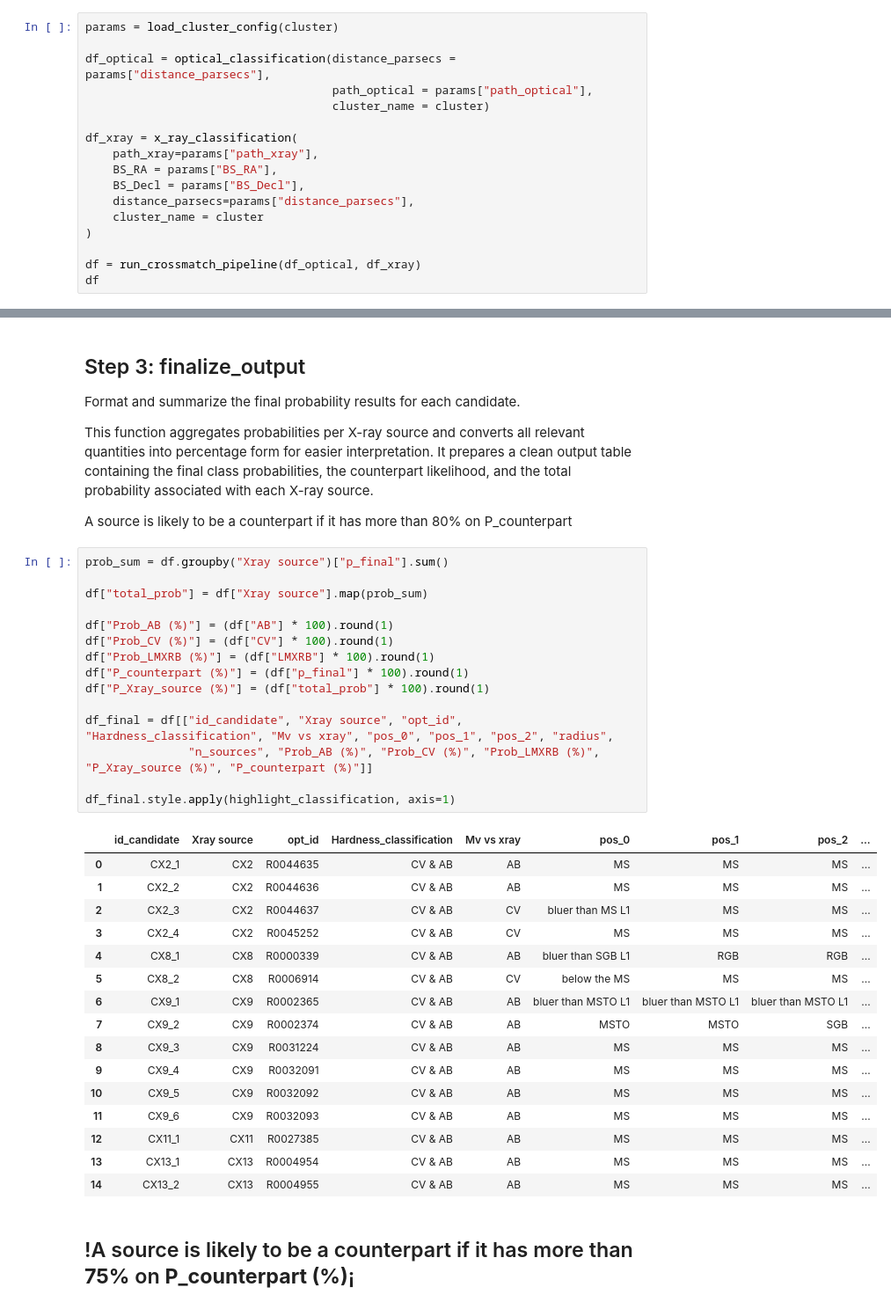
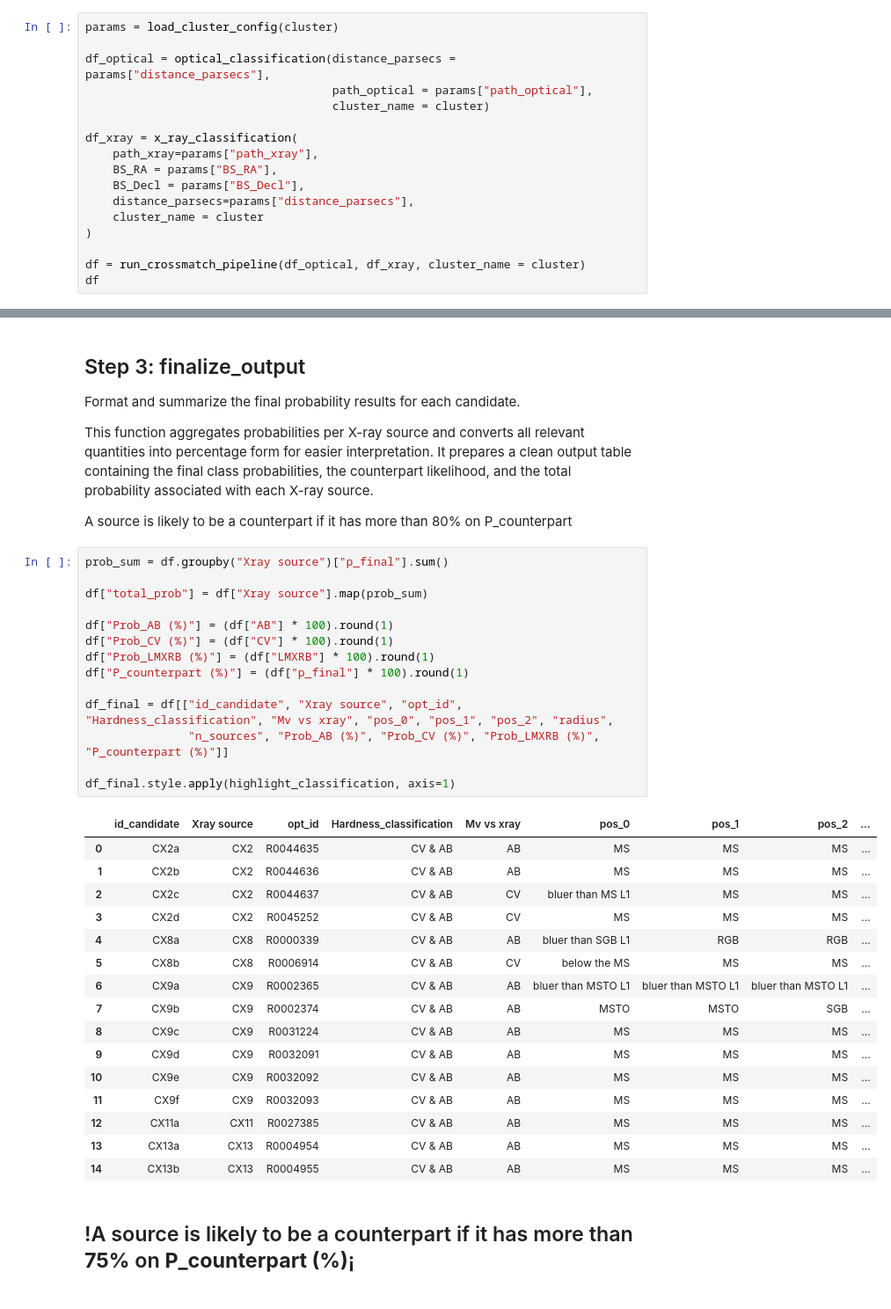
Before and after one commit to AngelMP06/-Identification-of-Optical-Counterparts-in-Globular-Clusters, a Jupyter notebook: notebooks/4_candidate_probability.ipynb, the cells around one changed output, grey strips where cells are left out. Shown at 88% size. Cells and saved outputs as stored; diff of their text form.

```diff
--- a/notebooks/4_candidate_probability.ipynb
+++ b/notebooks/4_candidate_probability.ipynb
@@ -49,7 +49,7 @@ df_xray = x_ray_classification(
     cluster_name = cluster
 )
 
-df = run_crossmatch_pipeline(df_optical, df_xray)
+df = run_crossmatch_pipeline(df_optical, df_xray, cluster_name = cluster)
 df
 # %% [output]
 Optical classification completed
@@ -450,34 +450,33 @@ A source is likely to be a counterpart if it has more than 80% on P_counterpart
 # %%
 prob_sum = df.groupby("Xray source")["p_final"].sum()
 
 df["total_prob"] = df["Xray source"].map(prob_sum)
 
 df["Prob_AB (%)"] = (df["AB"] * 100).round(1)
 df["Prob_CV (%)"] = (df["CV"] * 100).round(1)
 df["Prob_LMXRB (%)"] = (df["LMXRB"] * 100).round(1)
 df["P_counterpart (%)"] = (df["p_final"] * 100).round(1)
-df["P_Xray_source (%)"] = (df["total_prob"] * 100).round(1)
 
 df_final = df[["id_candidate", "Xray source", "opt_id", "Hardness_classification", "Mv vs xray", "pos_0", "pos_1", "pos_2", "radius",
-               "n_sources", "Prob_AB (%)", "Prob_CV (%)", "Prob_LMXRB (%)",  "P_Xray_source (%)", "P_counterpart (%)"]]
+               "n_sources", "Prob_AB (%)", "Prob_CV (%)", "Prob_LMXRB (%)", "P_counterpart (%)"]]
 
 df_final.style.apply(highlight_classification, axis=1)
 # %% [output]
 |  | id_candidate | Xray source | opt_id | Hardness_classification | Mv vs xray | pos_0 | pos_1 | pos_2 | ... |
-| 0 | CX2_1 | CX2 | R0044635 | CV & AB | AB | MS | MS | MS | ... |
-| 1 | CX2_2 | CX2 | R0044636 | CV & AB | AB | MS | MS | MS | ... |
-| 2 | CX2_3 | CX2 | R0044637 | CV & AB | CV | bluer than MS L1 | MS | MS | ... |
-| 3 | CX2_4 | CX2 | R0045252 | CV & AB | CV | MS | MS | MS | ... |
-| 4 | CX8_1 | CX8 | R0000339 | CV & AB | AB | bluer than SGB L1 | RGB | RGB | ... |
-| 5 | CX8_2 | CX8 | R0006914 | CV & AB | CV | below the MS | MS | MS | ... |
-| 6 | CX9_1 | CX9 | R0002365 | CV & AB | AB | bluer than MSTO L1 | bluer than MSTO L1 | bluer than MSTO L1 | ... |
-| 7 | CX9_2 | CX9 | R0002374 | CV & AB | AB | MSTO | MSTO | SGB | ... |
-| 8 | CX9_3 | CX9 | R0031224 | CV & AB | AB | MS | MS | MS | ... |
-| 9 | CX9_4 | CX9 | R0032091 | CV & AB | AB | MS | MS | MS | ... |
-| 10 | CX9_5 | CX9 | R0032092 | CV & AB | AB | MS | MS | MS | ... |
-| 11 | CX9_6 | CX9 | R0032093 | CV & AB | AB | MS | MS | MS | ... |
-| 12 | CX11_1 | CX11 | R0027385 | CV & AB | AB | MS | MS | MS | ... |
-| 13 | CX13_1 | CX13 | R0004954 | CV & AB | AB | MS | MS | MS | ... |
-| 14 | CX13_2 | CX13 | R0004955 | CV & AB | AB | MS | MS | MS | ... |
+| 0 | CX2a | CX2 | R0044635 | CV & AB | AB | MS | MS | MS | ... |
+| 1 | CX2b | CX2 | R0044636 | CV & AB | AB | MS | MS | MS | ... |
+| 2 | CX2c | CX2 | R0044637 | CV & AB | CV | bluer than MS L1 | MS | MS | ... |
+| 3 | CX2d | CX2 | R0045252 | CV & AB | CV | MS | MS | MS | ... |
+| 4 | CX8a | CX8 | R0000339 | CV & AB | AB | bluer than SGB L1 | RGB | RGB | ... |
+| 5 | CX8b | CX8 | R0006914 | CV & AB | CV | below the MS | MS | MS | ... |
+| 6 | CX9a | CX9 | R0002365 | CV & AB | AB | bluer than MSTO L1 | bluer than MSTO L1 | bluer than MSTO L1 | ... |
+| 7 | CX9b | CX9 | R0002374 | CV & AB | AB | MSTO | MSTO | SGB | ... |
+| 8 | CX9c | CX9 | R0031224 | CV & AB | AB | MS | MS | MS | ... |
+| 9 | CX9d | CX9 | R0032091 | CV & AB | AB | MS | MS | MS | ... |
+| 10 | CX9e | CX9 | R0032092 | CV & AB | AB | MS | MS | MS | ... |
+| 11 | CX9f | CX9 | R0032093 | CV & AB | AB | MS | MS | MS | ... |
+| 12 | CX11a | CX11 | R0027385 | CV & AB | AB | MS | MS | MS | ... |
+| 13 | CX13a | CX13 | R0004954 | CV & AB | AB | MS | MS | MS | ... |
+| 14 | CX13b | CX13 | R0004955 | CV & AB | AB | MS | MS | MS | ... |
 # %% [markdown]
 ## !A source is likely to be a counterpart if it has more than **75%** on **P_counterpart (%)**¡
```
Also changed, not shown: parts of 10 cells of this notebook, 8 other files.
